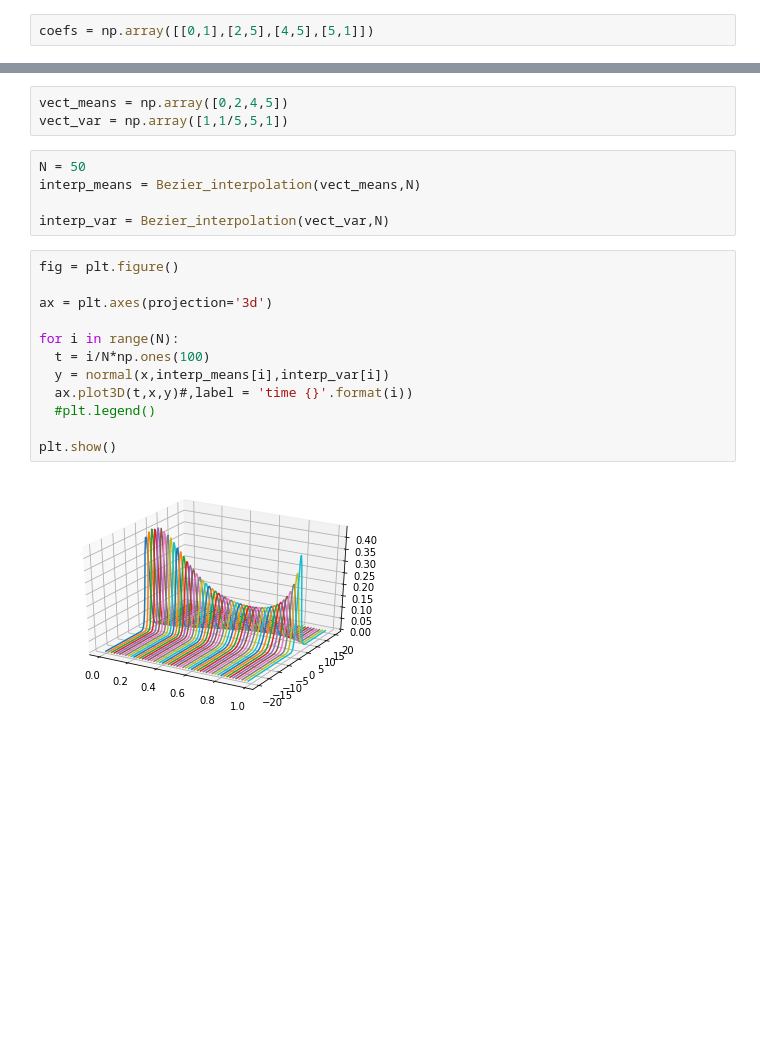
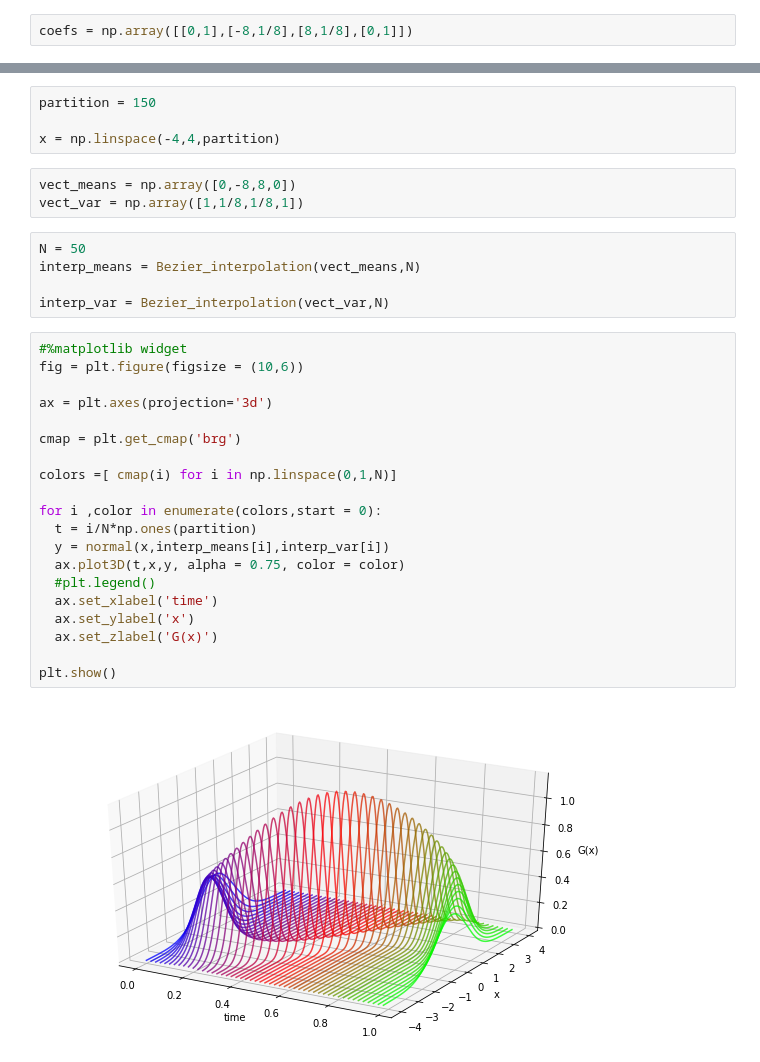
Before and after one commit to GHes31415/OT, a Jupyter notebook: bezier_gauss.ipynb, the cells around one changed output, grey strips where cells are left out. Cells and saved outputs as stored; diff of their text form; blank space fills up the shorter version.

```diff
--- a/bezier_gauss.ipynb
+++ b/bezier_gauss.ipynb
@@ -32,5 +38,5 @@ def Bezier_interpolation(coefs,N):
 # %%
-coefs = np.array([[0,1],[2,5],[4,5],[5,1]])
+coefs = np.array([[0,1],[-8,1/8],[8,1/8],[0,1]])
 # %%
 interp = Bezier_interpolation(coefs,50)
 x = interp[:,0]
@@ -47,22 +53,34 @@ x = np.linspace(-20,20,100)
+# %%
+partition = 150
+
+x = np.linspace(-4,4,partition)
 # %%
-vect_means = np.array([0,2,4,5])
-vect_var = np.array([1,1/5,5,1])
+vect_means = np.array([0,-8,8,0])
+vect_var = np.array([1,1/8,1/8,1])
 # %%
 N = 50
 interp_means = Bezier_interpolation(vect_means,N)
 
 interp_var = Bezier_interpolation(vect_var,N)
 # %%
-fig = plt.figure()
+#%matplotlib widget
+fig = plt.figure(figsize = (10,6))
 
 ax = plt.axes(projection='3d')
 
-for i in range(N):
-  t = i/N*np.ones(100)
+cmap = plt.get_cmap('brg')
+
+colors =[ cmap(i) for i in np.linspace(0,1,N)]
+
+for i ,color in enumerate(colors,start = 0):
+  t = i/N*np.ones(partition)
   y = normal(x,interp_means[i],interp_var[i])
-  ax.plot3D(t,x,y)#,label = 'time {}'.format(i))
+  ax.plot3D(t,x,y, alpha = 0.75, color = color)
   #plt.legend()
+  ax.set_xlabel('time')
+  ax.set_ylabel('x')
+  ax.set_zlabel('G(x)')
 
 plt.show()
 # %% [output]
-[figure, old version]
+[figure, new version]
```
Also changed, not shown: parts of 12 cells of this notebook.
